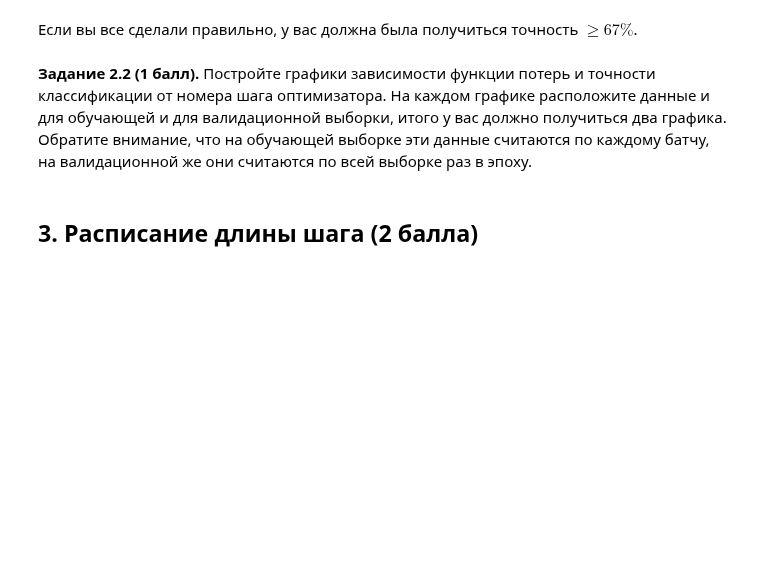
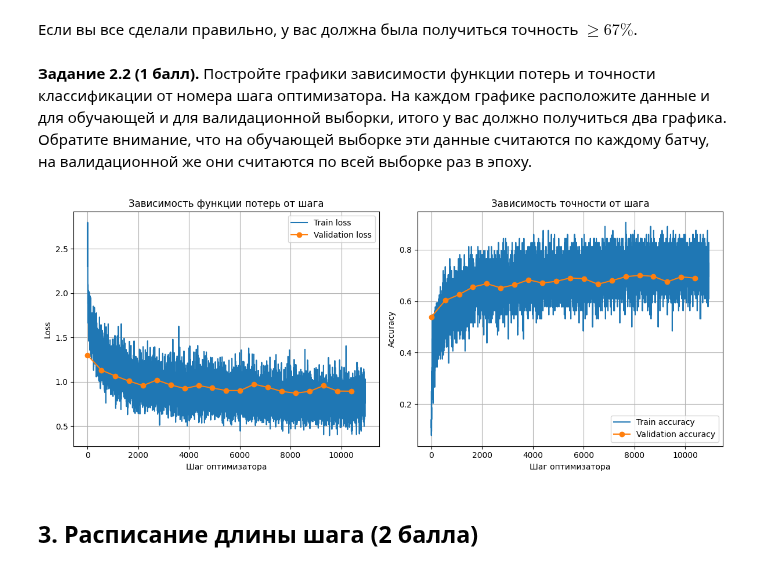
Before and after one commit to r42arty/hse, a Jupyter notebook: mod4/DL/DL_2.ipynb, the cells around one changed output. Drawn from its saved outputs; the diff is of its cells as text; code cells hidden in the pictures; blank space fills up the shorter version.

```diff
--- a/mod4/DL/DL_2.ipynb
+++ b/mod4/DL/DL_2.ipynb
@@ -150,16 +150,3 @@ __Указания:__
 Определите архитектуру сети соответственно схеме и указаниям выше.
 
 Ключевые слова: <code>Conv2d</code>, <code>BatchNorm2d</code>, <code>AvgPool2d</code>.
-# %%
-n_classes = 10
-
-class BasicBlockNet(nn.Module):
-    def __init__(self):
-        super().__init__()
-
-        # <your code here>
-
-    def forward(self, x):
-        out = # <your code here>
-
-        return out
@@ -265,3 +323,35 @@ train_loss_log, train_acc_log, val_loss_log, val_acc_log = train(
+# %%
+# График функции потерь
+plt.figure(figsize=(12, 5))
+plt.subplot(1, 2, 1)
+plt.plot(train_loss_log, label='Train loss')
+plt.plot(
+    np.linspace(0, len(train_loss_log), len(val_loss_log), endpoint=False),
+    val_loss_log, label='Validation loss', marker='o'
+)
+plt.xlabel('Шаг оптимизатора')
+plt.ylabel('Loss')
+plt.title('Зависимость функции потерь от шага')
+plt.legend()
+plt.grid()
+
+# График точности
+plt.subplot(1, 2, 2)
+plt.plot(train_acc_log, label='Train accuracy')
+plt.plot(
+    np.linspace(0, len(train_acc_log), len(val_acc_log), endpoint=False),
+    val_acc_log, label='Validation accuracy', marker='o'
+)
+plt.xlabel('Шаг оптимизатора')
+plt.ylabel('Accuracy')
+plt.title('Зависимость точности от шага')
+plt.legend()
+plt.grid()
+
+plt.tight_layout()
+plt.show()
+# %% [output]
+[figure, added]
 # %% [markdown]
 ## 3. Расписание длины шага (2 балла)
 # %% [markdown]
```
Also changed, not shown: parts of 28 cells of this notebook.
